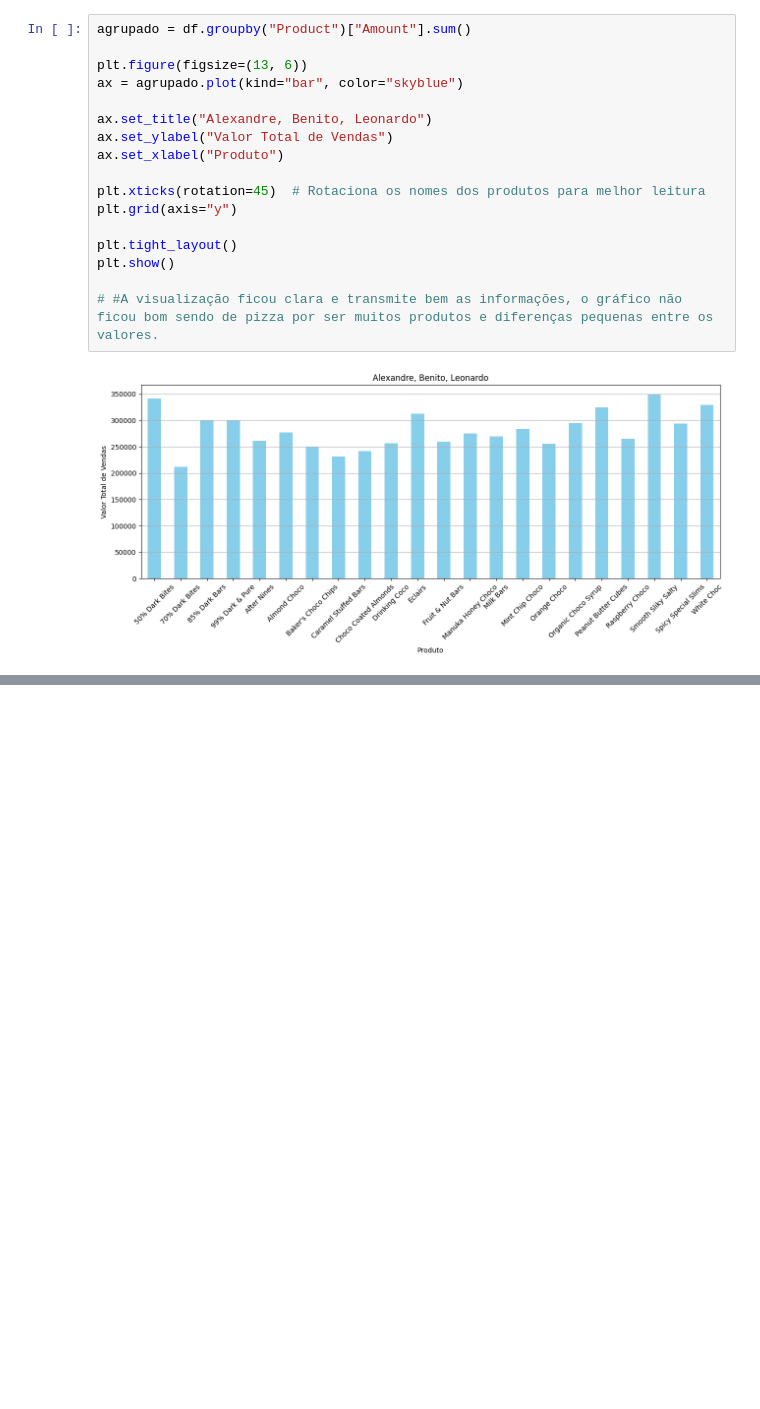
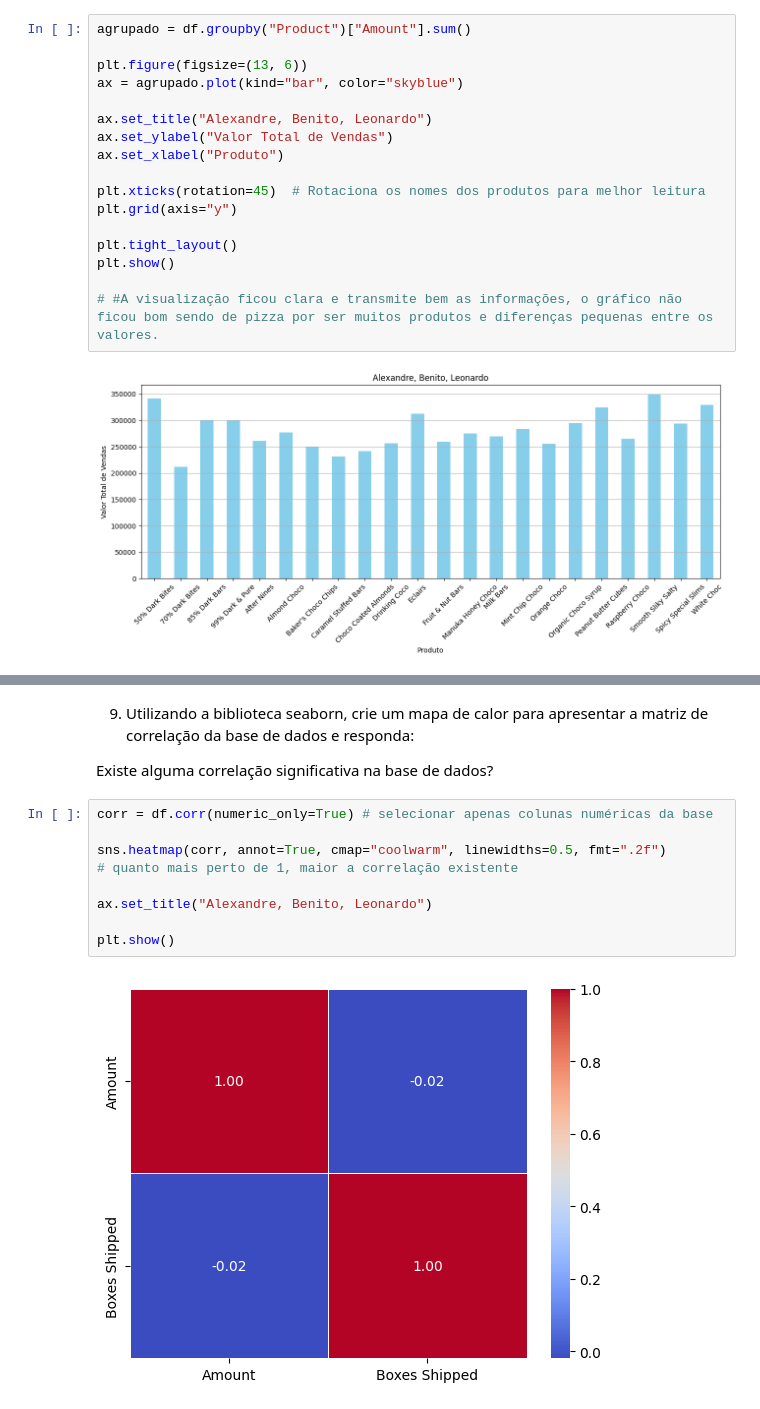
Before and after one commit to LeonardoDanna/visudedados, a Jupyter notebook: visudedados.ipynb, the cells around one changed output, grey strips where cells are left out. Saved outputs shown, nothing was run; the diff lists cells and outputs as text; blank space fills up the shorter version.

```diff
--- a/visudedados.ipynb
+++ b/visudedados.ipynb
@@ -185,0 +210,15 @@ plt.show()
+# %% [markdown]
+9) Utilizando a biblioteca seaborn, crie um mapa de calor para apresentar a matriz de correlação da base de dados e responda:
+
+Existe alguma correlação significativa na base de dados?
+# %%
+corr = df.corr(numeric_only=True) # selecionar apenas colunas numéricas da base
+
+sns.heatmap(corr, annot=True, cmap="coolwarm", linewidths=0.5, fmt=".2f")
+# quanto mais perto de 1, maior a correlação existente
+
+ax.set_title("Alexandre, Benito, Leonardo")
+
+plt.show()
+# %% [output]
+[figure, added]
```
Also changed, not shown: parts of 5 cells of this notebook.
